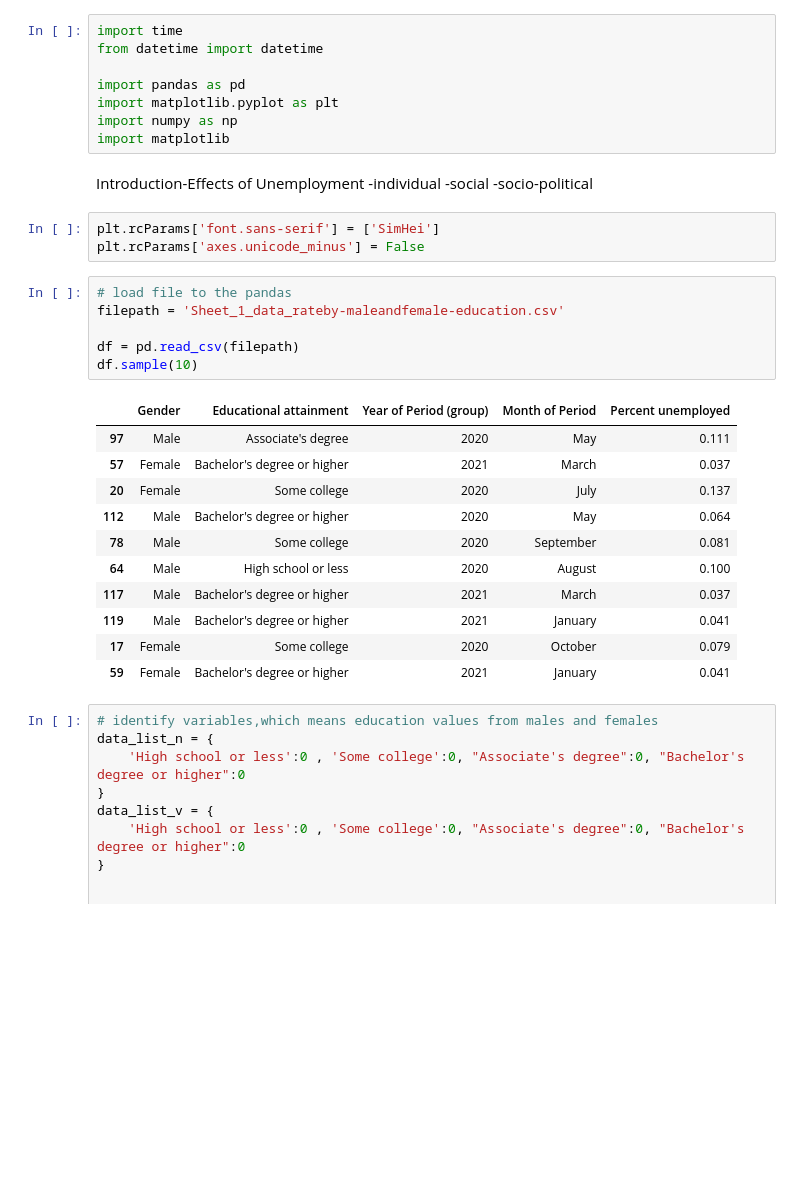
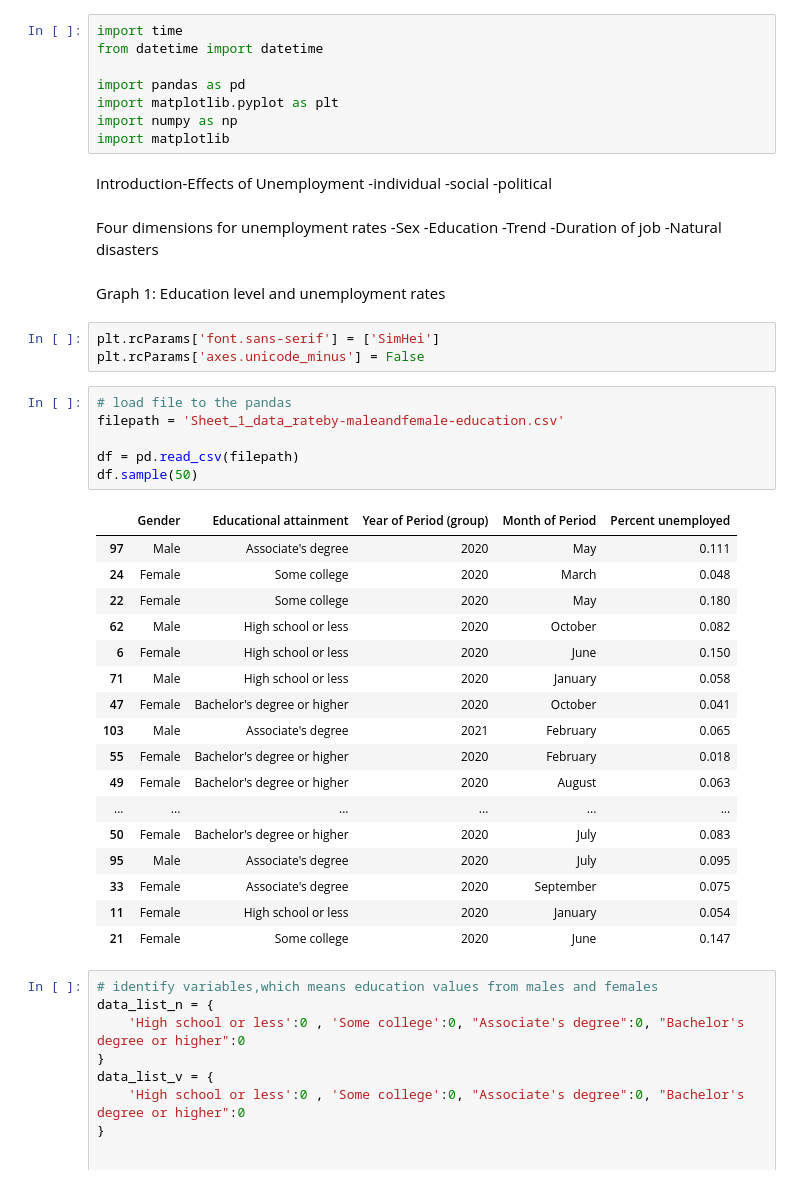
Before and after one commit to JIngzhiKao/data_project, a Jupyter notebook: final presentation.ipynb, the cells around one changed output. Cells and saved outputs as stored; diff of their text form; blank space fills up the shorter version.

```diff
--- a/final presentation.ipynb
+++ b/final presentation.ipynb
@@ -14,28 +14,43 @@ import matplotlib
 Introduction-Effects of Unemployment
 -individual
 -social
--socio-political
+-political
+# %% [markdown]
+Four dimensions for unemployment rates
+-Sex
+-Education
+-Trend
+-Duration of job
+-Natural disasters
+# %% [markdown]
+Graph 1: Education level and unemployment rates
 # %%
 plt.rcParams['font.sans-serif'] = ['SimHei']
 plt.rcParams['axes.unicode_minus'] = False
 # %%
 # load file to the pandas
 filepath = 'Sheet_1_data_rateby-maleandfemale-education.csv'
 
 df = pd.read_csv(filepath)
-df.sample(10)
+df.sample(50)
 # %% [output]
 |  | Gender | Educational attainment | Year of Period (group) | Month of Period | Percent unemployed |
 | 97 | Male | Associate's degree | 2020 | May | 0.111 |
-| 57 | Female | Bachelor's degree or higher | 2021 | March | 0.037 |
-| 20 | Female | Some college | 2020 | July | 0.137 |
-| 112 | Male | Bachelor's degree or higher | 2020 | May | 0.064 |
-| 78 | Male | Some college | 2020 | September | 0.081 |
-| 64 | Male | High school or less | 2020 | August | 0.100 |
-| 117 | Male | Bachelor's degree or higher | 2021 | March | 0.037 |
-| 119 | Male | Bachelor's degree or higher | 2021 | January | 0.041 |
-| 17 | Female | Some college | 2020 | October | 0.079 |
-| 59 | Female | Bachelor's degree or higher | 2021 | January | 0.041 |
+| 24 | Female | Some college | 2020 | March | 0.048 |
+| 22 | Female | Some college | 2020 | May | 0.180 |
+| 62 | Male | High school or less | 2020 | October | 0.082 |
+| 6 | Female | High school or less | 2020 | June | 0.150 |
+| 71 | Male | High school or less | 2020 | January | 0.058 |
+| 47 | Female | Bachelor's degree or higher | 2020 | October | 0.041 |
+| 103 | Male | Associate's degree | 2021 | February | 0.065 |
+| 55 | Female | Bachelor's degree or higher | 2020 | February | 0.018 |
+| 49 | Female | Bachelor's degree or higher | 2020 | August | 0.063 |
+| ... | ... | ... | ... | ... | ... |
+| 50 | Female | Bachelor's degree or higher | 2020 | July | 0.083 |
+| 95 | Male | Associate's degree | 2020 | July | 0.095 |
+| 33 | Female | Associate's degree | 2020 | September | 0.075 |
+| 11 | Female | High school or less | 2020 | January | 0.054 |
+| 21 | Female | Some college | 2020 | June | 0.147 |
 # %%
 # identify variables,which means education values from males and females
 data_list_n = {
```
Also changed, not shown: parts of 15 cells of this notebook.
